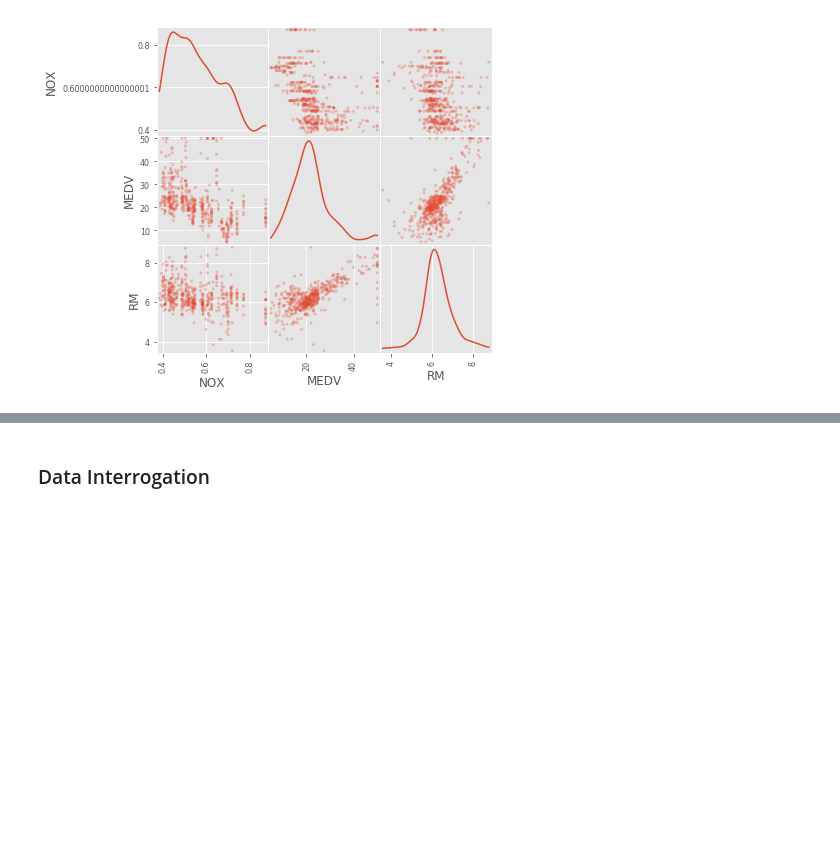
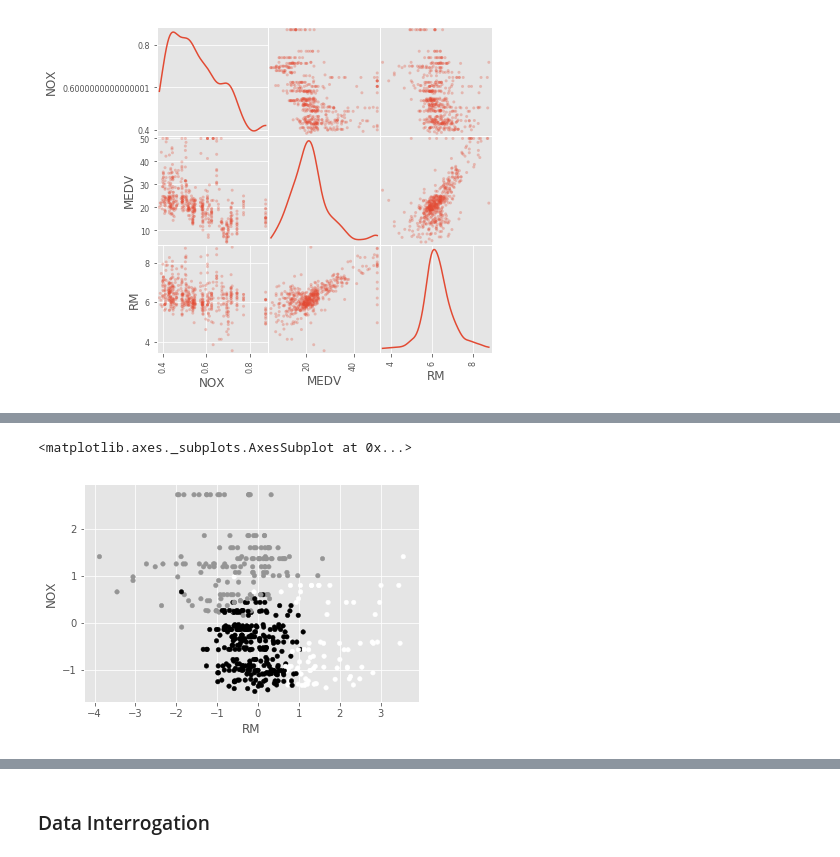
Before and after one commit to hydrazine1209/CASA0006-dataMining-0, a Jupyter notebook: 6_data_mining_workshop_2018-Copy3.ipynb, the cells around one changed output, grey strips where cells are left out. Drawn from its saved outputs; the diff is of its cells as text; code cells hidden in the pictures; blank space fills up the shorter version.

```diff
--- a/6_data_mining_workshop_2018-Copy3.ipynb
+++ b/6_data_mining_workshop_2018-Copy3.ipynb
@@ -154,0 +188,5 @@ No. houses: 755,         Boston samples: 506,    House features: 3
+# %%
+scaledThreeDF.plot.scatter(x='RM', y='NOX', c=Kgroups)
+# %% [output]
+<matplotlib.axes._subplots.AxesSubplot at 0x...>
+[figure, added]
```
Also changed, not shown: parts of 6 cells of this notebook.
